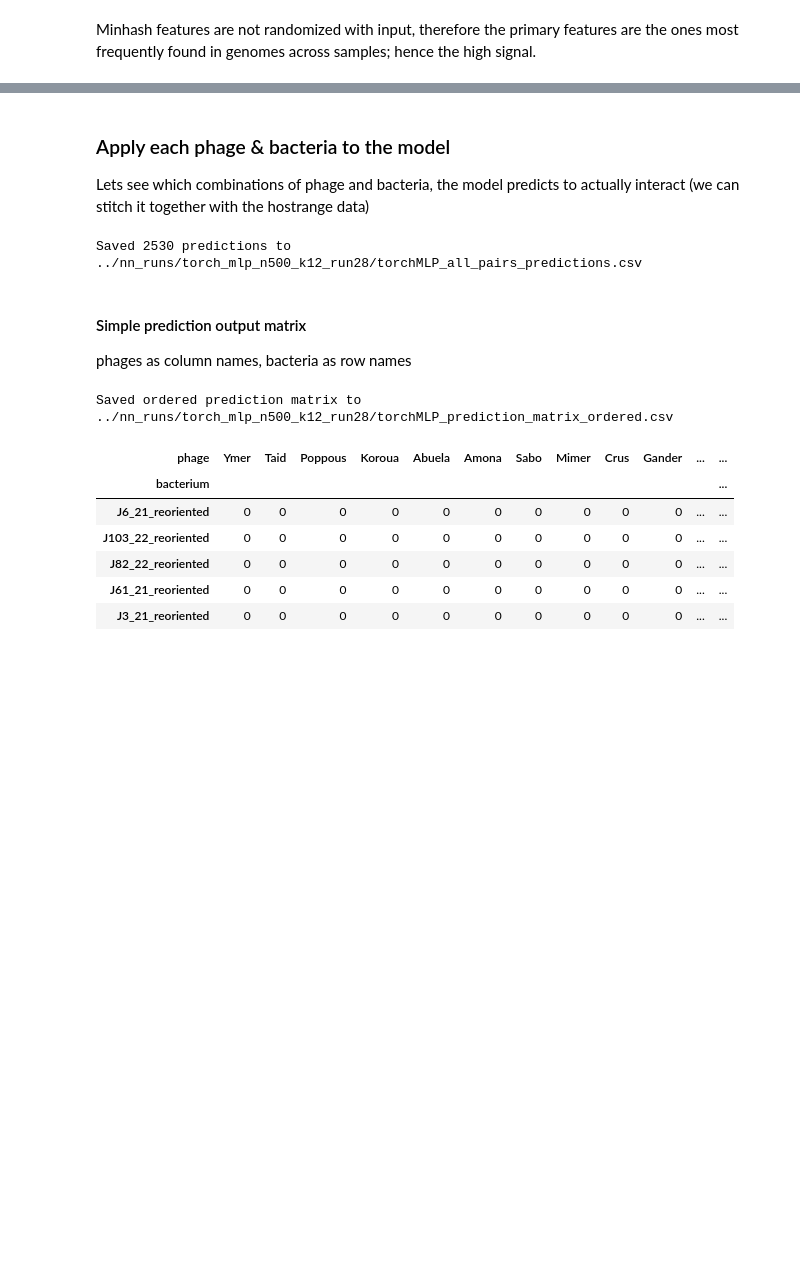
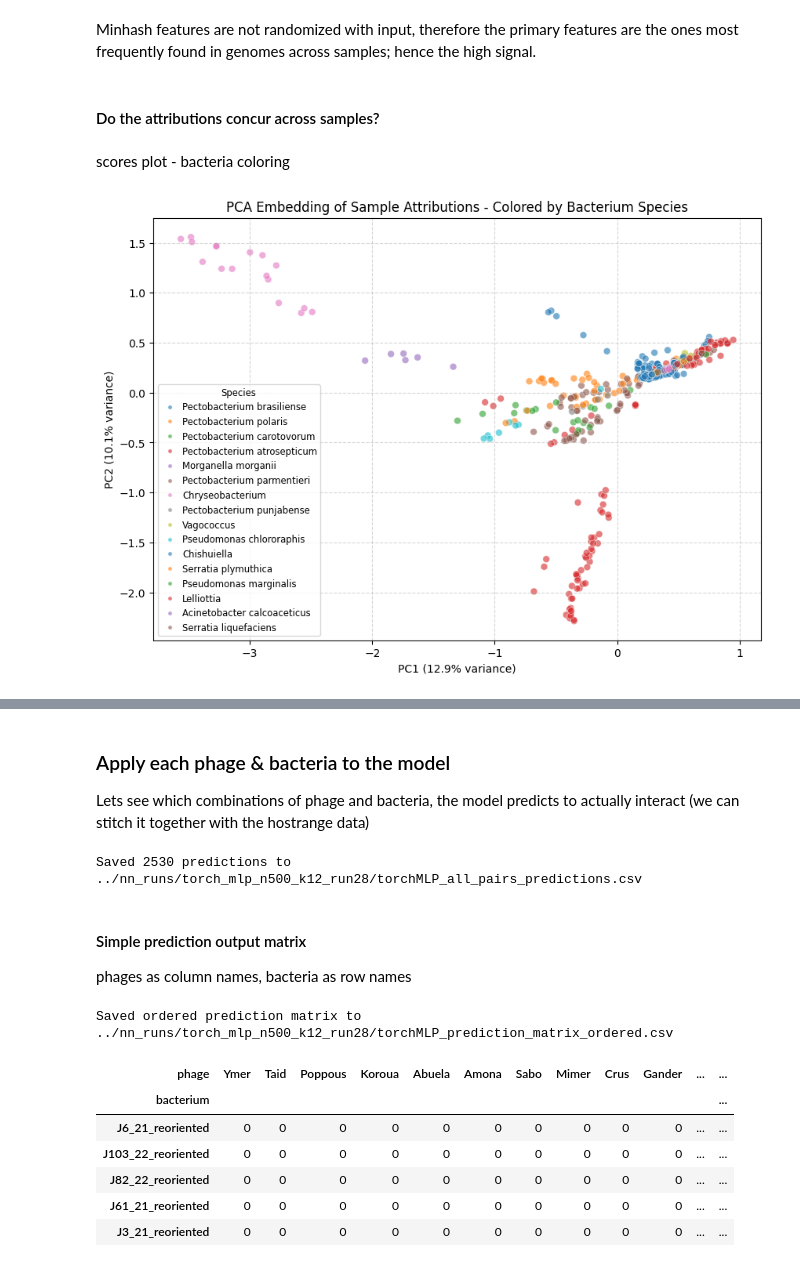
Before and after one commit to azzy72/PredictPhagePPI, a Jupyter notebook: notebooks/nn_torch_full.ipynb, the cells around one changed output, grey strips where cells are left out. Saved outputs shown, nothing was run; the diff lists cells and outputs as text; code cells hidden in the pictures; blank space fills up the shorter version.

Commit message:
PCA feature attr cluster analysis

```diff
--- a/notebooks/nn_torch_full.ipynb
+++ b/notebooks/nn_torch_full.ipynb
@@ -861,2 +880,52 @@ plt.show()
 # %% [markdown]
 Minhash features are not randomized with input, therefore the primary features are the ones most frequently found in genomes across samples; hence the high signal.
+# %% [markdown]
+#### Do the attributions concur across samples?
+# %%
+from sklearn.decomposition import PCA
+
+attr_np = attributions.detach().cpu().numpy() #Convert torch tensor to numpy array
+
+# labels for bact genus groupings
+blabels = []
+for bact_sample in metadata_test[:,0]:
+    blabels.append(id_lookup_bact[id_lookup_bact['Bacterium_Name'] == bact_sample]['Species'].values[0])
+
+# labels for phage genus groupings
+plabels = [phage_sample for phage_sample in metadata_test[:,1]]
+
+pca = PCA(n_components=2)
+embedding = pca.fit_transform(attr_np)
+loadings = pca.components_.T
+
+# We'll take top 10 features by magnitude (sqrt(pc1^2 + pc2^2))
+magnitude = np.sqrt(loadings[:, 0]**2 + loadings[:, 1]**2)
+top_indices = np.argsort(magnitude)[-10:]
+
+# We scale the loadings so they are visible on the same scale as the scores
+scale_factor = np.max(np.abs(embedding)) / np.max(np.abs(loadings)) * 0.8
+# %% [markdown]
+scores plot - bacteria coloring
+# %%
+plt.figure(figsize=(10, 7))
+
+# Scores
+sns.scatterplot(x=embedding[:,0], y=embedding[:,1], hue=blabels,
+                palette='tab10', s=40, alpha=0.6, edgecolor='w')
+
+plt.title('PCA Embedding of Sample Attributions - Colored by Bacterium Species')
+plt.xlabel(f'PC1 ({pca.explained_variance_ratio_[0]:.1%} variance)')
+plt.ylabel(f'PC2 ({pca.explained_variance_ratio_[1]:.1%} variance)')
+plt.grid(True, linestyle='--', alpha=0.5)
+
+# Decrease legend box: smaller font, smaller markers, tighter spacing
+leg = plt.legend(title='Species', loc='lower left',
+                 fontsize='small', title_fontsize='small',
+                 markerscale=0.6, borderpad=0.3, labelspacing=0.5,
+                 handletextpad=0.4)
+
+outname = 'scores_attr_bcolor.png'
+plt.savefig(outdir+outname)
+plt.show()
+# %% [output]
+[figure, added]
```
Also changed, not shown: parts of 19 cells of this notebook, 1 other file.
